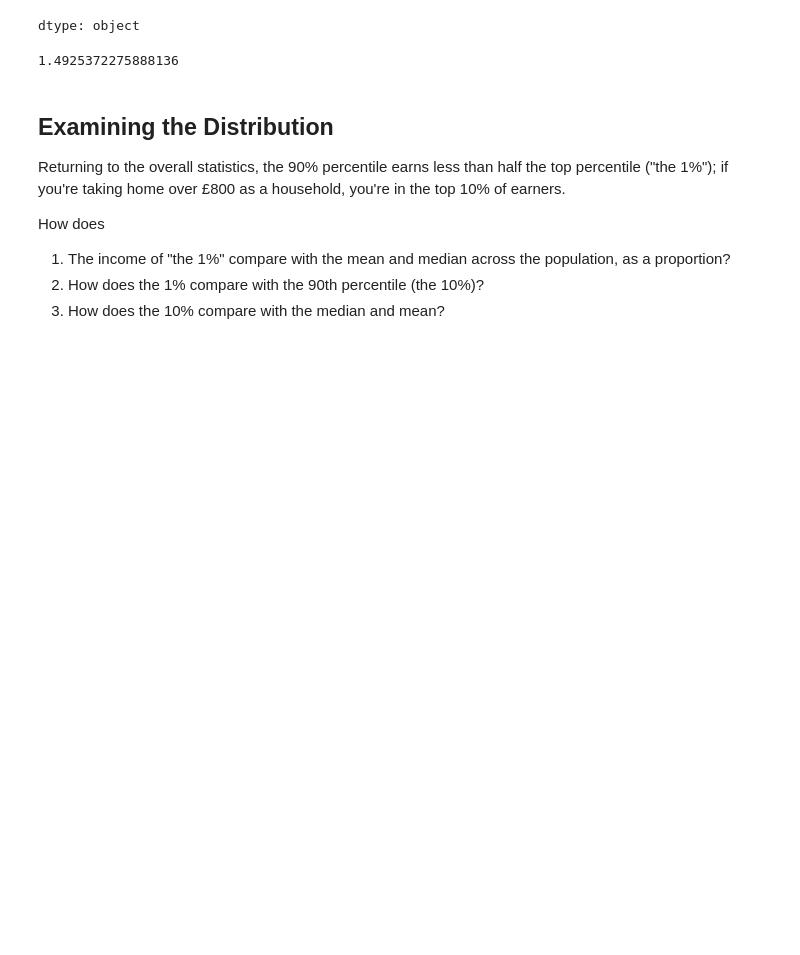
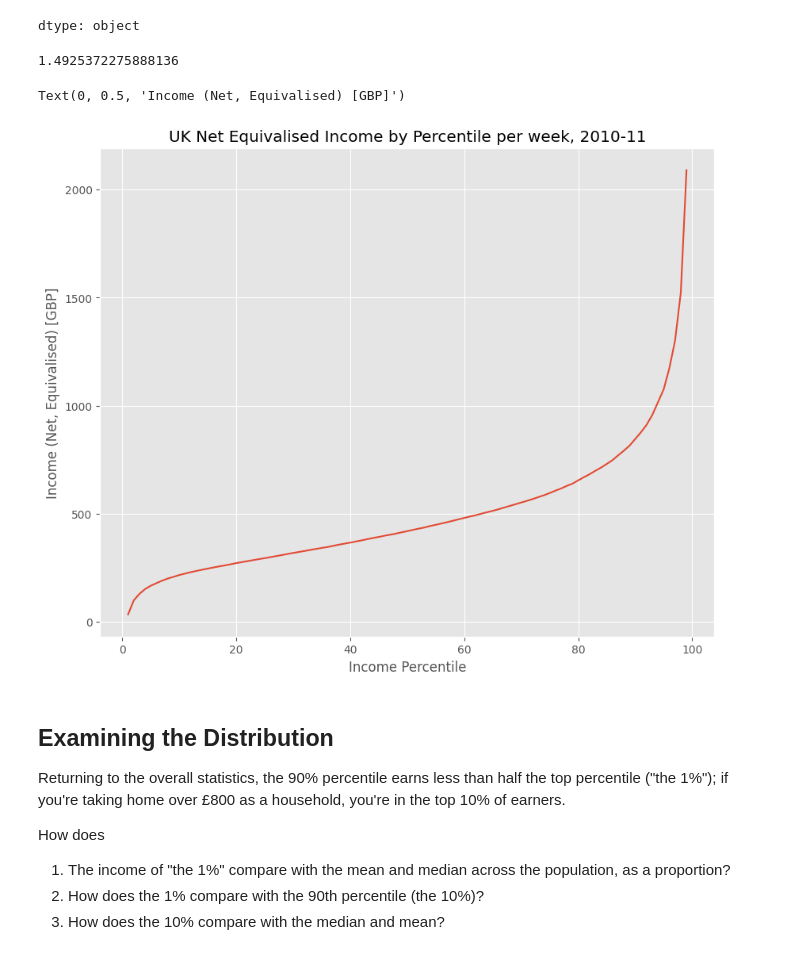
Before and after one commit to yui661/QM2, a Jupyter notebook: notebooks/W02. Pandas.ipynb, the cells around one changed output. Drawn from its saved outputs; the diff is of its cells as text; code cells hidden in the pictures; blank space fills up the shorter version.

```diff
--- a/notebooks/W02. Pandas.ipynb
+++ b/notebooks/W02. Pandas.ipynb
@@ -254,6 +254,14 @@ single=income['Single adult']
 float(childless.loc[99].replace(',', ''))/float(single.loc[99].replace(',', ''))
 # %% [output]
 1.4925372275888136
+# %%
+income['Net equivalised household income in 2010-11, week'].plot()
+plt.title('UK Net Equivalised Income by Percentile per week, 2010-11')
+plt.xlabel('Income Percentile')
+plt.ylabel('Income (Net, Equivalised) [GBP]')
+# %% [output]
+Text(0, 0.5, 'Income (Net, Equivalised) [GBP]')
+[figure, added]
 # %% [markdown]
 ## Examining the Distribution
 
```
